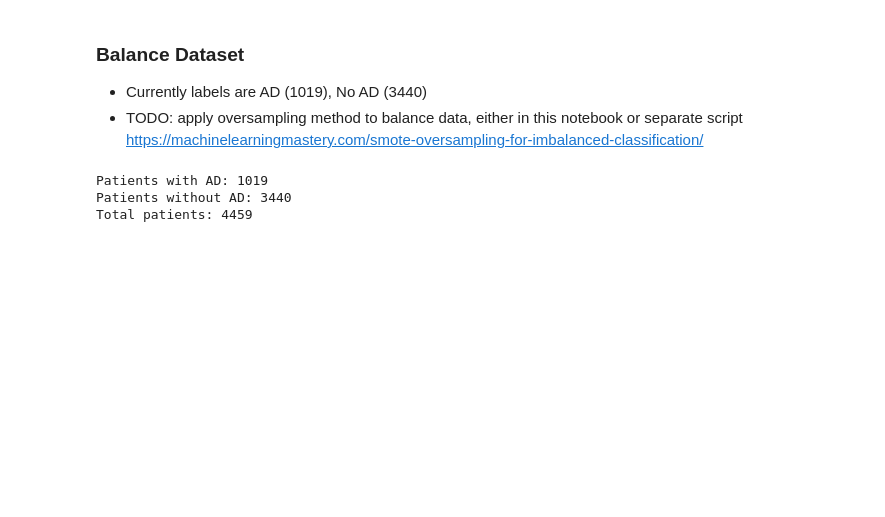
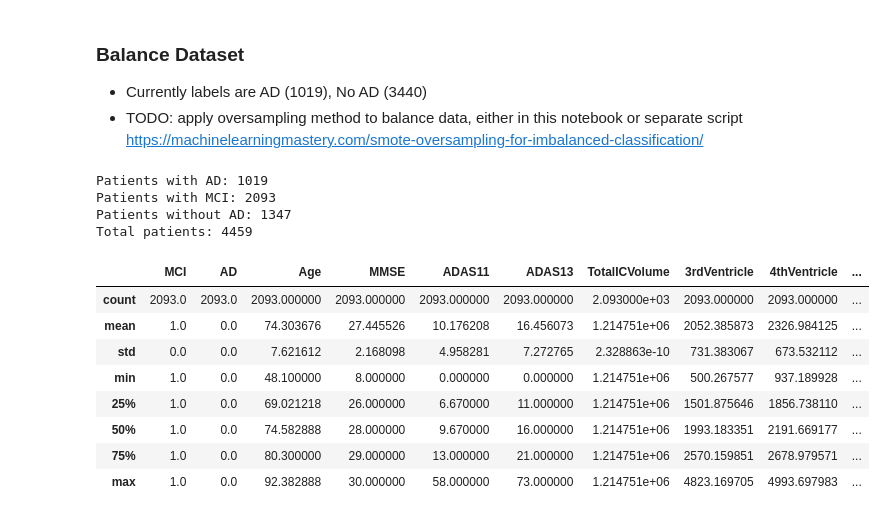
Before and after one commit to umayaaah/xai-for-alzheimer-prediction, a Jupyter notebook: preprocessing/ADNI_preprocessing.ipynb, the cells around one changed output. Saved outputs shown, nothing was run; the diff lists cells and outputs as text; code cells hidden in the pictures; blank space fills up the shorter version.

```diff
--- a/preprocessing/ADNI_preprocessing.ipynb
+++ b/preprocessing/ADNI_preprocessing.ipynb
@@ -365,12 +454,27 @@ final_df.to_csv('ADNI_preprocessed.csv', encoding='utf-8', index=False)
 - Currently labels are AD (1019), No AD (3440)
 - TODO: apply oversampling method to balance data, either in this notebook or separate script https://machinelearningmastery.com/smote-oversampling-for-imbalanced-classification/
 # %%
-have_ad = final_df[final_df["AD"] == 1].count()[0]
-no_ad = final_df[final_df["AD"] == 0].count()[0]
-print(f"Patients with AD: {have_ad}")
-print(f"Patients without AD: {no_ad}")
-print(f"Total patients: {no_ad+have_ad}")
+have_ad = final_df[final_df["AD"] == 1]
+have_mci = final_df[final_df["MCI"] == 1]
+no_ad = final_df.loc[(final_df["AD"] == 0) & (final_df["MCI"] == 0)]
+print(f"Patients with AD: {have_ad.count()[0]}")
+print(f"Patients with MCI: {have_mci.count()[0]}")
+print(f"Patients without AD: {no_ad.count()[0]}")
+print(f"Total patients: {no_ad.count()[0]+have_mci.count()[0]+have_ad.count()[0]}")
 # %% [output]
 Patients with AD: 1019
-Patients without AD: 3440
+Patients with MCI: 2093
+Patients without AD: 1347
 Total patients: 4459
+# %%
+have_mci.describe()
+# %% [output]
+|  | MCI | AD | Age | MMSE | ADAS11 | ADAS13 | TotalICVolume | 3rdVentricle | 4thVentricle | ... |
+| count | 2093.0 | 2093.0 | 2093.000000 | 2093.000000 | 2093.000000 | 2093.000000 | 2.093000e+03 | 2093.000000 | 2093.000000 | ... |
+| mean | 1.0 | 0.0 | 74.303676 | 27.445526 | 10.176208 | 16.456073 | 1.214751e+06 | 2052.385873 | 2326.984125 | ... |
+| std | 0.0 | 0.0 | 7.621612 | 2.168098 | 4.958281 | 7.272765 | 2.328863e-10 | 731.383067 | 673.532112 | ... |
+| min | 1.0 | 0.0 | 48.100000 | 8.000000 | 0.000000 | 0.000000 | 1.214751e+06 | 500.267577 | 937.189928 | ... |
+| 25% | 1.0 | 0.0 | 69.021218 | 26.000000 | 6.670000 | 11.000000 | 1.214751e+06 | 1501.875646 | 1856.738110 | ... |
+| 50% | 1.0 | 0.0 | 74.582888 | 28.000000 | 9.670000 | 16.000000 | 1.214751e+06 | 1993.183351 | 2191.669177 | ... |
+| 75% | 1.0 | 0.0 | 80.300000 | 29.000000 | 13.000000 | 21.000000 | 1.214751e+06 | 2570.159851 | 2678.979571 | ... |
+| max | 1.0 | 0.0 | 92.382888 | 30.000000 | 58.000000 | 73.000000 | 1.214751e+06 | 4823.169705 | 4993.697983 | ... |
```
Also changed, not shown: parts of 22 cells of this notebook, 8 other files.
